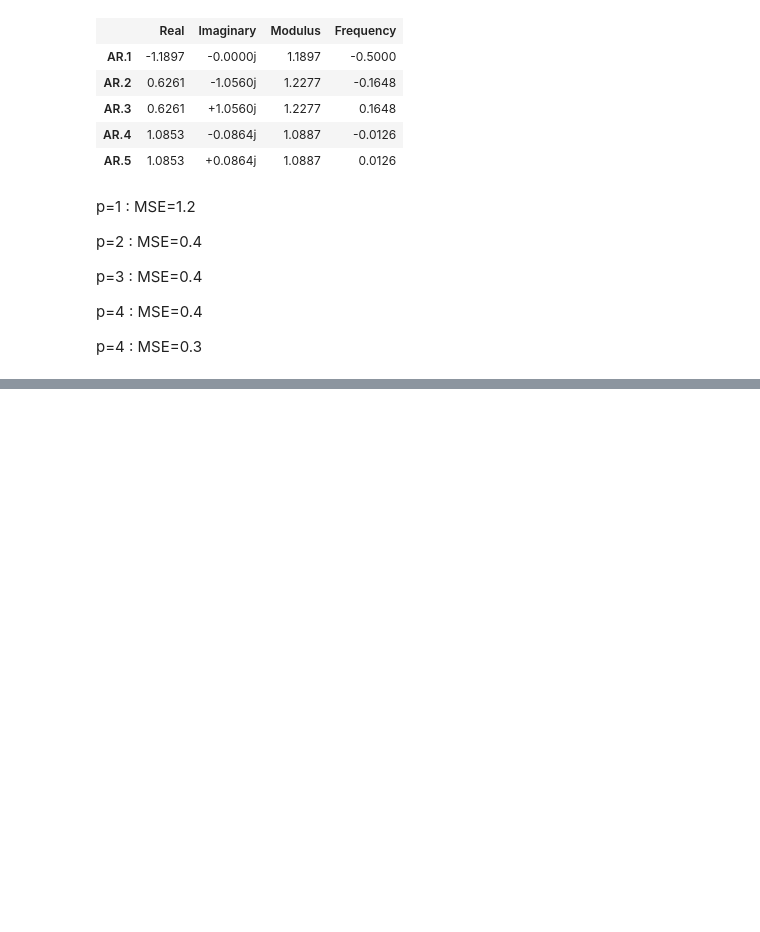
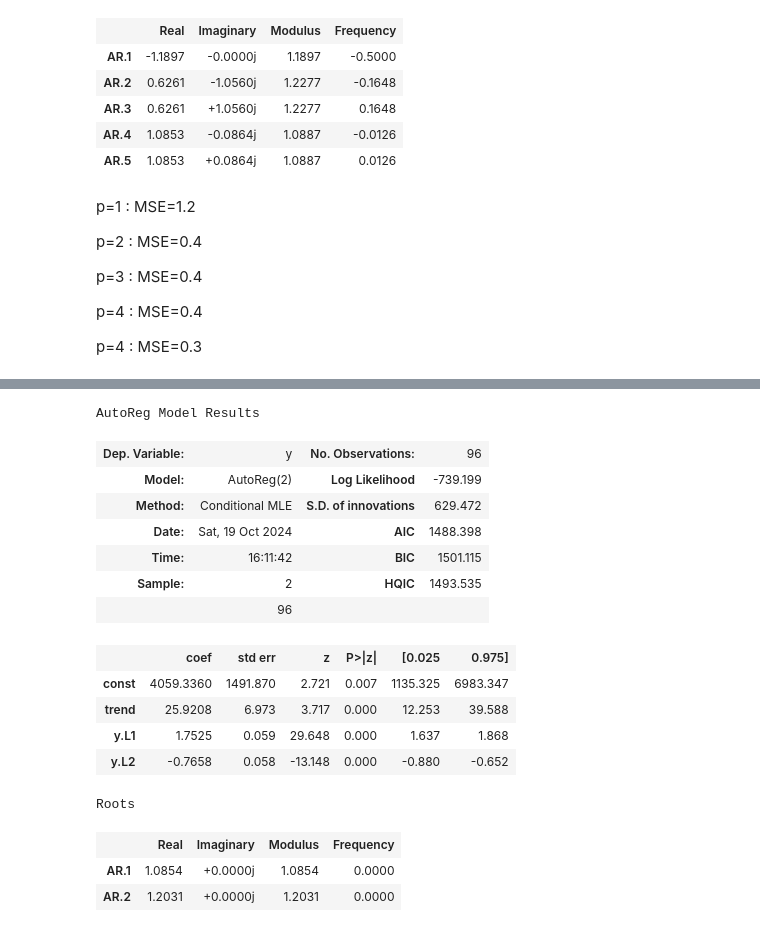
Before and after one commit to adevrent/WQU_DP, a Jupyter notebook: MITx_IDS.S24x/Project 1/Project_1.ipynb, the cells around one changed output, grey strips where cells are left out. Drawn from its saved outputs; the diff is of its cells as text; code cells hidden in the pictures; blank space fills up the shorter version.

```diff
--- a/MITx_IDS.S24x/Project 1/Project_1.ipynb
+++ b/MITx_IDS.S24x/Project 1/Project_1.ipynb
@@ -207,0 +223,22 @@ MSE_dict
+# %%
+p = 2
+res = AutoReg(train, lags=p, trend="ct").fit()
+res.summary()
+# %% [output]
+AutoReg Model Results
+| Dep. Variable: | y | No. Observations: | 96 |
+| Model: | AutoReg(2) | Log Likelihood | -739.199 |
+| Method: | Conditional MLE | S.D. of innovations | 629.472 |
+| Date: | Sat, 19 Oct 2024 | AIC | 1488.398 |
+| Time: | 16:11:42 | BIC | 1501.115 |
+| Sample: | 2 | HQIC | 1493.535 |
+|  | 96 |  |  |
+|  | coef | std err | z | P>|z| | [0.025 | 0.975] |
+| const | 4059.3360 | 1491.870 | 2.721 | 0.007 | 1135.325 | 6983.347 |
+| trend | 25.9208 | 6.973 | 3.717 | 0.000 | 12.253 | 39.588 |
+| y.L1 | 1.7525 | 0.059 | 29.648 | 0.000 | 1.637 | 1.868 |
+| y.L2 | -0.7658 | 0.058 | -13.148 | 0.000 | -0.880 | -0.652 |
+Roots
+|  | Real | Imaginary | Modulus | Frequency |
+| AR.1 | 1.0854 | +0.0000j | 1.0854 | 0.0000 |
+| AR.2 | 1.2031 | +0.0000j | 1.2031 | 0.0000 |
```
Also changed, not shown: parts of 14 cells of this notebook.
